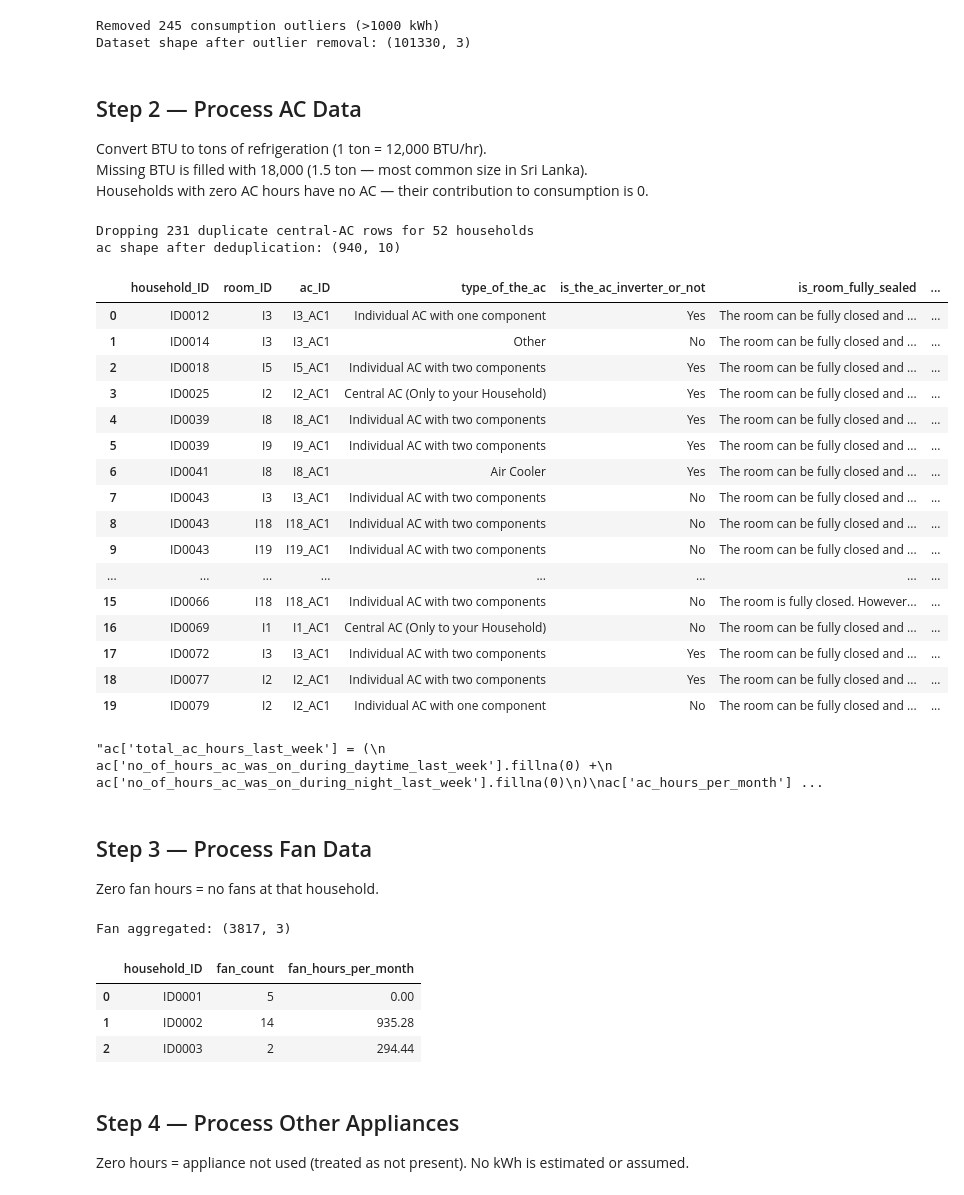
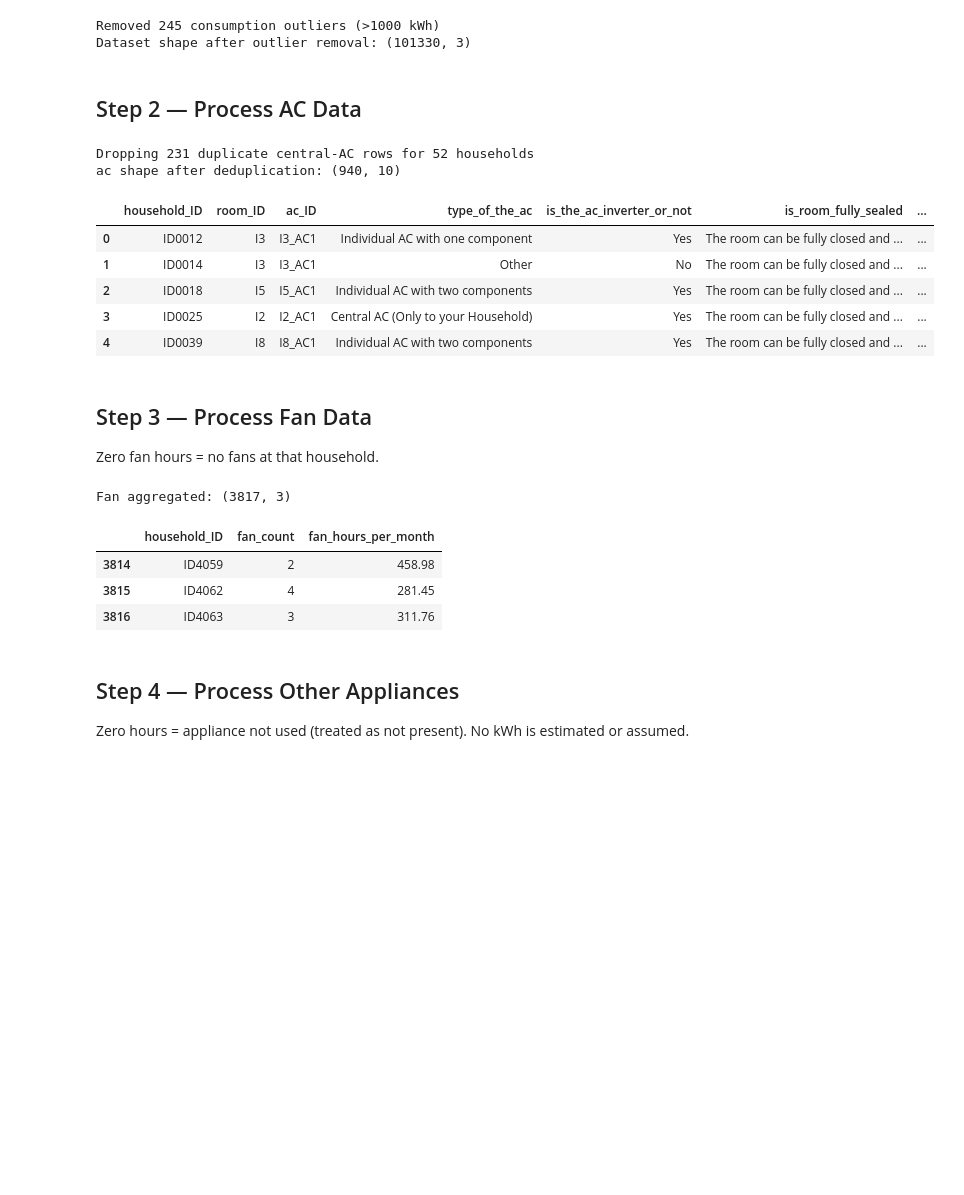
Before and after one commit to sumaliwanigasekara/energywise, a Jupyter notebook: EnergyWise_Pipeline.ipynb, the cells around one changed output. Drawn from its saved outputs; the diff is of its cells as text; code cells hidden in the pictures; blank space fills up the shorter version.

```diff
--- a/EnergyWise_Pipeline.ipynb
+++ b/EnergyWise_Pipeline.ipynb
@@ -145,64 +131,31 @@ Removed 245 consumption outliers (>1000 kWh)
 Dataset shape after outlier removal: (101330, 3)
 # %% [markdown]
 ## Step 2 — Process AC Data
-
-Convert BTU to tons of refrigeration (1 ton = 12,000 BTU/hr).
-Missing BTU is filled with 18,000 (1.5 ton — most common size in Sri Lanka).
-Households with zero AC hours have no AC — their contribution to consumption is 0.
 # %%
 # Keep only the first "Central" AC row per household (drop other room-level duplicates)
 central_mask = ac['type_of_the_ac'].str.contains('Central', na=False)
 
 dup_idx = []
 for hid, grp in ac[central_mask].groupby('household_ID'):
     if len(grp) > 1:
         dup_idx.extend(grp.index.tolist()[1:])
 
 print(f'Dropping {len(dup_idx)} duplicate central-AC rows for {len(set(ac.loc[dup_idx, "household_ID"]))} households')
 if dup_idx:
     ac.drop(index=dup_idx, inplace=True)
     ac.reset_index(drop=True, inplace=True)
 
 print('ac shape after deduplication:', ac.shape)
-ac.head(20)
+ac.head(5)
 # %% [output]
 Dropping 231 duplicate central-AC rows for 52 households
 ac shape after deduplication: (940, 10)
 |  | household_ID | room_ID | ac_ID | type_of_the_ac | is_the_ac_inverter_or_not | is_room_fully_sealed | ... |
 | 0 | ID0012 | I3 | I3_AC1 | Individual AC with one component | Yes | The room can be fully closed and ... | ... |
 | 1 | ID0014 | I3 | I3_AC1 | Other | No | The room can be fully closed and ... | ... |
 | 2 | ID0018 | I5 | I5_AC1 | Individual AC with two components | Yes | The room can be fully closed and ... | ... |
 | 3 | ID0025 | I2 | I2_AC1 | Central AC (Only to your Household) | Yes | The room can be fully closed and ... | ... |
 | 4 | ID0039 | I8 | I8_AC1 | Individual AC with two components | Yes | The room can be fully closed and ... | ... |
-| 5 | ID0039 | I9 | I9_AC1 | Individual AC with two components | Yes | The room can be fully closed and ... | ... |
-| 6 | ID0041 | I8 | I8_AC1 | Air Cooler | Yes | The room can be fully closed and ... | ... |
-| 7 | ID0043 | I3 | I3_AC1 | Individual AC with two components | No | The room can be fully closed and ... | ... |
-| 8 | ID0043 | I18 | I18_AC1 | Individual AC with two components | No | The room can be fully closed and ... | ... |
-| 9 | ID0043 | I19 | I19_AC1 | Individual AC with two components | No | The room can be fully closed and ... | ... |
-| ... | ... | ... | ... | ... | ... | ... | ... |
-| 15 | ID0066 | I18 | I18_AC1 | Individual AC with two components | No | The room is fully closed. However... | ... |
-| 16 | ID0069 | I1 | I1_AC1 | Central AC (Only to your Household) | No | The room can be fully closed and ... | ... |
-| 17 | ID0072 | I3 | I3_AC1 | Individual AC with two components | Yes | The room can be fully closed and ... | ... |
-| 18 | ID0077 | I2 | I2_AC1 | Individual AC with two components | Yes | The room can be fully closed and ... | ... |
-| 19 | ID0079 | I2 | I2_AC1 | Individual AC with one component | No | The room can be fully closed and ... | ... |
-# %%
-'''ac['total_ac_hours_last_week'] = (
-    ac['no_of_hours_ac_was_on_during_daytime_last_week'].fillna(0) +
-    ac['no_of_hours_ac_was_on_during_night_last_week'].fillna(0)
-)
-ac['ac_hours_per_month'] = ac['total_ac_hours_last_week'] * 4.33
-ac['ac_tons'] = ac['btu_of_the_ac'].fillna(18000) / 12000
-
-ac_agg = ac.groupby('household_ID').agg(
-    ac_count=('ac_ID', 'count'),
-    ac_hours_per_month=('ac_hours_per_month', 'sum'),
-    ac_tons=('ac_tons', 'mean')
-).reset_index()
-
-print('AC aggregated:', ac_agg.shape)
-ac_agg.head(3)'''
-# %% [output]
-"ac['total_ac_hours_last_week'] = (\n    ac['no_of_hours_ac_was_on_during_daytime_last_week'].fillna(0) +\n    ac['no_of_hours_ac_was_on_during_night_last_week'].fillna(0)\n)\nac['ac_hours_per_month'] ...
 # %% [markdown]
 ## Step 3 — Process Fan Data
 
@@ -220,13 +173,13 @@ fan_agg = fan.groupby('household_ID').agg(
 ).reset_index()
 
 print('Fan aggregated:', fan_agg.shape)
-fan_agg.head(3)
+fan_agg.tail(3)
 # %% [output]
 Fan aggregated: (3817, 3)
 |  | household_ID | fan_count | fan_hours_per_month |
-| 0 | ID0001 | 5 | 0.00 |
-| 1 | ID0002 | 14 | 935.28 |
-| 2 | ID0003 | 2 | 294.44 |
+| 3814 | ID4059 | 2 | 458.98 |
+| 3815 | ID4062 | 4 | 281.45 |
+| 3816 | ID4063 | 3 | 311.76 |
 # %% [markdown]
 ## Step 4 — Process Other Appliances
 
```
Also changed, not shown: parts of 13 cells of this notebook, 9 other files.
